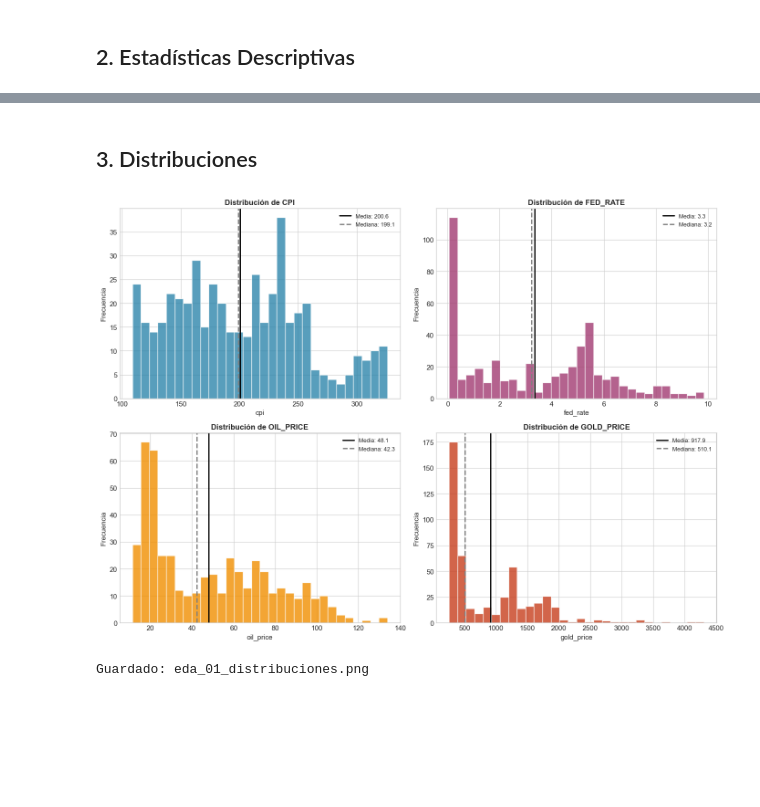
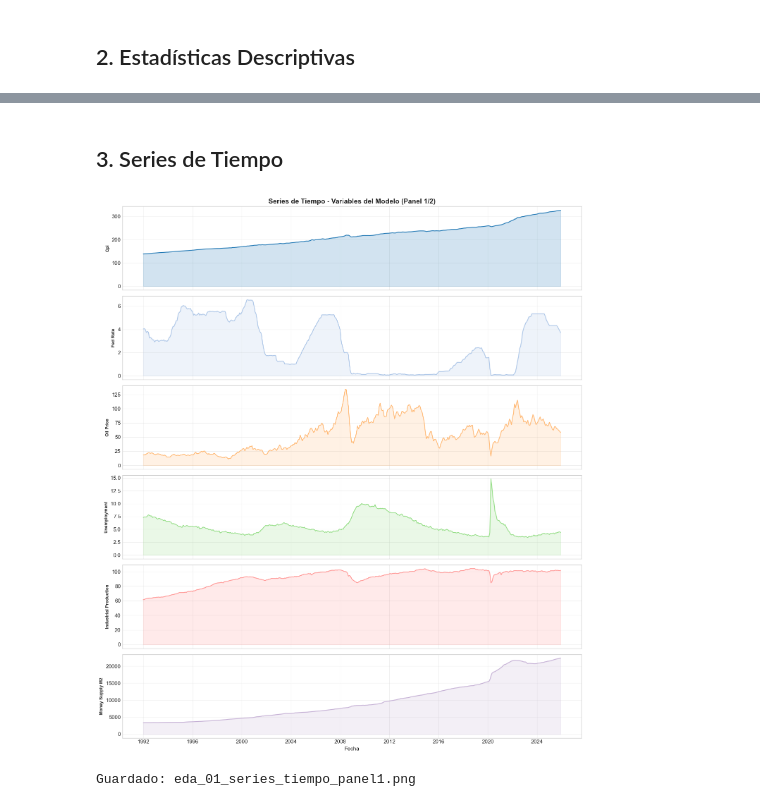
Before and after one commit to TotrepData/inflation-predictor, a Jupyter notebook: notebooks/02_eda.ipynb, the cells around one changed output, grey strips where cells are left out. Saved outputs shown, nothing was run; the diff lists cells and outputs as text; code cells hidden in the pictures; blank space fills up the shorter version.

```diff
--- a/notebooks/02_eda.ipynb
+++ b/notebooks/02_eda.ipynb
@@ -91,28 +133,24 @@ FED_RATE
 # %% [markdown]
-## 3. Distribuciones
+## 3. Series de Tiempo
-# %%
-# Histogramas
-fig, axes = plt.subplots(2, 2, figsize=(14, 10))
-
-colores = ['#2E86AB', '#A23B72', '#F18F01', '#C73E1D']
-
-for ax, var, color in zip(axes.flatten(), variables, colores):
-    ax.hist(df[var], bins=30, color=color, edgecolor='white', alpha=0.8)
-    ax.set_title(f'Distribución de {var.upper()}', fontsize=12, fontweight='bold')
-    ax.set_xlabel(var)
-    ax.set_ylabel('Frecuencia')
-
-    # Líneas de media y mediana
-    media = df[var].mean()
-    mediana = df[var].median()
-    ax.axvline(media, color='black', linestyle='-', linewidth=2, label=f'Media: {media:.1f}')
-    ax.axvline(mediana, color='gray', linestyle='--', linewidth=2, label=f'Mediana: {mediana:.1f}')
-    ax.legend(fontsize=9)
-
-plt.tight_layout()
-plt.savefig('figures/eda_01_distribuciones.png', dpi=150, bbox_inches='tight')
-plt.show()
-print("Guardado: eda_01_distribuciones.png")
-# %% [output]
-[figure, removed]
-Guardado: eda_01_distribuciones.png
+# %%
+# Series de tiempo - Panel principal (6 variables)
+fig, axes = plt.subplots(6, 1, figsize=(14, 16), sharex=True)
+
+vars_panel1 = ['cpi', 'fed_rate', 'oil_price', 'unemployment', 'industrial_production', 'money_supply_m2']
+
+for ax, var, color in zip(axes, vars_panel1, colores[:6]):
+    ax.plot(df.index, df[var], color=color, linewidth=1.5)
+    ax.set_ylabel(var.replace('_', ' ').title(), fontsize=9, fontweight='bold')
+    ax.grid(True, alpha=0.3)
+    ax.fill_between(df.index, df[var], alpha=0.2, color=color)
+
+axes[0].set_title('Series de Tiempo - Variables del Modelo (Panel 1/2)', fontsize=14, fontweight='bold')
+axes[-1].set_xlabel('Fecha', fontsize=11)
+
+plt.tight_layout()
+plt.savefig('figures/eda_01_series_tiempo_panel1.png', dpi=150, bbox_inches='tight')
+plt.show()
+print("Guardado: eda_01_series_tiempo_panel1.png")
+# %% [output]
+[figure, added]
+Guardado: eda_01_series_tiempo_panel1.png
```
Also changed, not shown: parts of 51 cells of this notebook, 24 other files.
